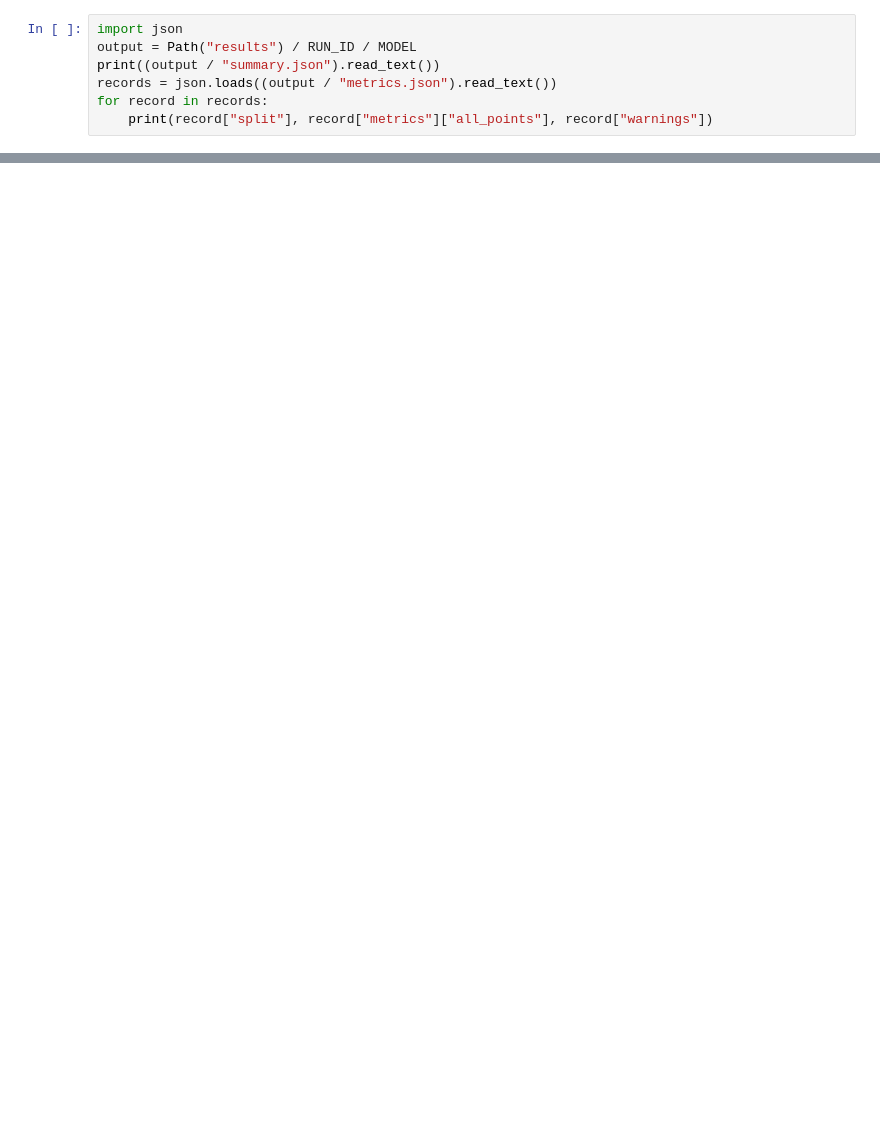
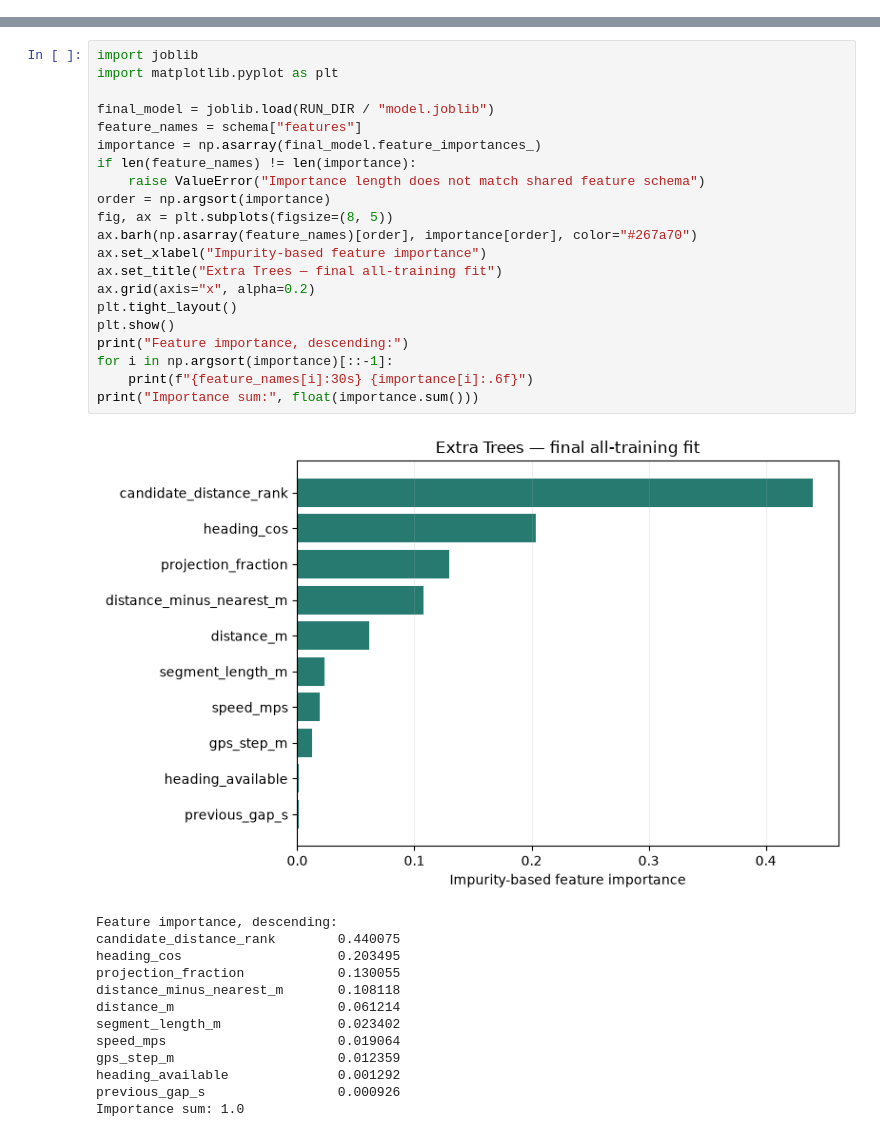
Before and after one commit to kalluri088/ML_hackathon_212_210_209_208, a Jupyter notebook: notebooks/extra_trees.ipynb, the cells around one changed output, grey strips where cells are left out. Cells and saved outputs as stored; diff of their text form; blank space fills up the shorter version.

```diff
--- a/notebooks/extra_trees.ipynb
+++ b/notebooks/extra_trees.ipynb
@@ -30,7 +0,0 @@ run(MODEL, "processed", f"results/{RUN_ID}", folds=[0,1,2,3,4], final=True)
-# %%
-import json
-output = Path("results") / RUN_ID / MODEL
-print((output / "summary.json").read_text())
-records = json.loads((output / "metrics.json").read_text())
-for record in records:
-    print(record["split"], record["metrics"]["all_points"], record["warnings"])
@@ -39,0 +143,35 @@ Write your own explanation of the algorithm/objective, hyperparameters, actual r
+# %%
+import joblib
+import matplotlib.pyplot as plt
+
+final_model = joblib.load(RUN_DIR / "model.joblib")
+feature_names = schema["features"]
+importance = np.asarray(final_model.feature_importances_)
+if len(feature_names) != len(importance):
+    raise ValueError("Importance length does not match shared feature schema")
+order = np.argsort(importance)
+fig, ax = plt.subplots(figsize=(8, 5))
+ax.barh(np.asarray(feature_names)[order], importance[order], color="#267a70")
+ax.set_xlabel("Impurity-based feature importance")
+ax.set_title("Extra Trees — final all-training fit")
+ax.grid(axis="x", alpha=0.2)
+plt.tight_layout()
+plt.show()
+print("Feature importance, descending:")
+for i in np.argsort(importance)[::-1]:
+    print(f"{feature_names[i]:30s} {importance[i]:.6f}")
+print("Importance sum:", float(importance.sum()))
+# %% [output]
+[figure, added]
+Feature importance, descending:
+candidate_distance_rank        0.440075
+heading_cos                    0.203495
+projection_fraction            0.130055
+distance_minus_nearest_m       0.108118
+distance_m                     0.061214
+segment_length_m               0.023402
+speed_mps                      0.019064
+gps_step_m                     0.012359
+heading_available              0.001292
+previous_gap_s                 0.000926
+Importance sum: 1.0
```
Also changed, not shown: parts of 22 cells of this notebook.
